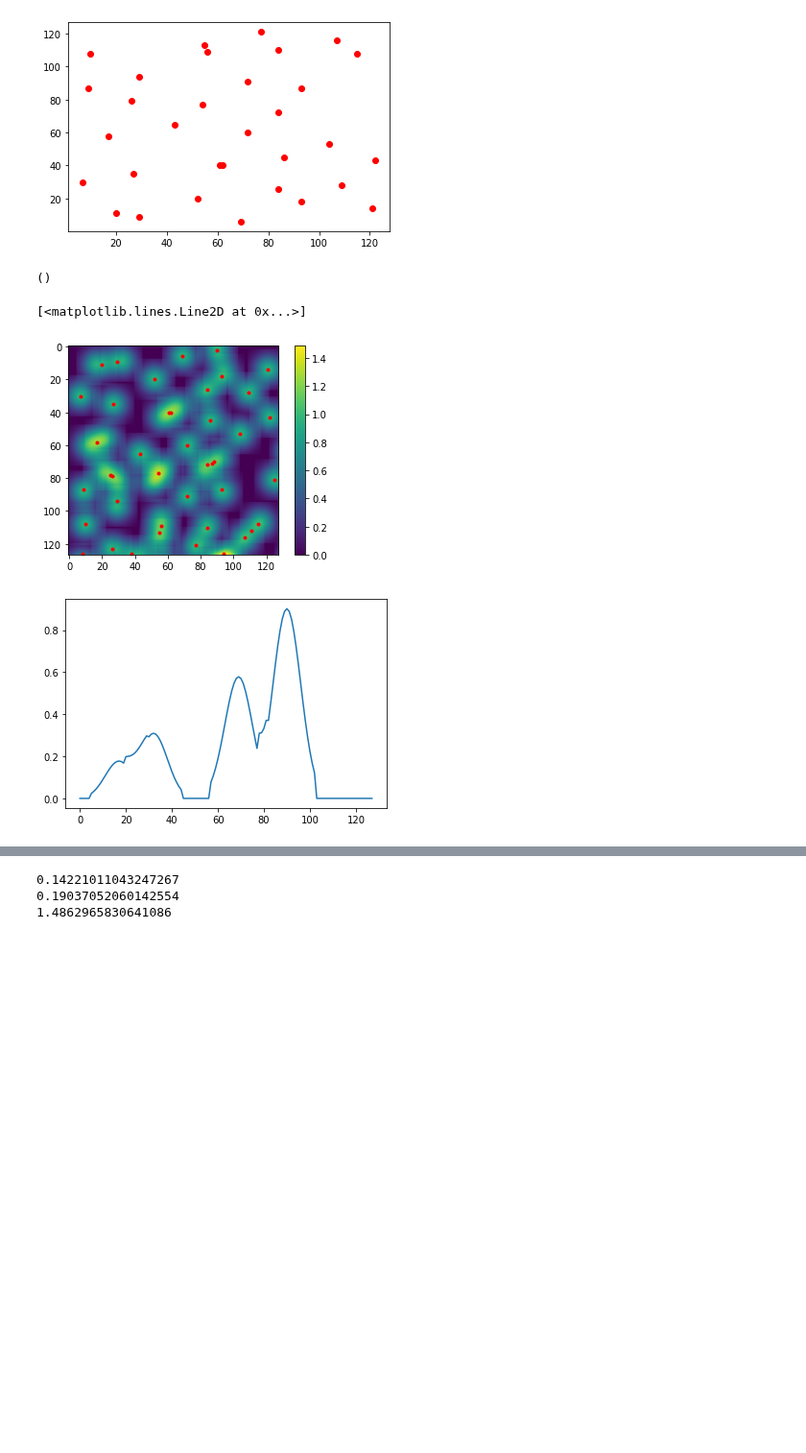
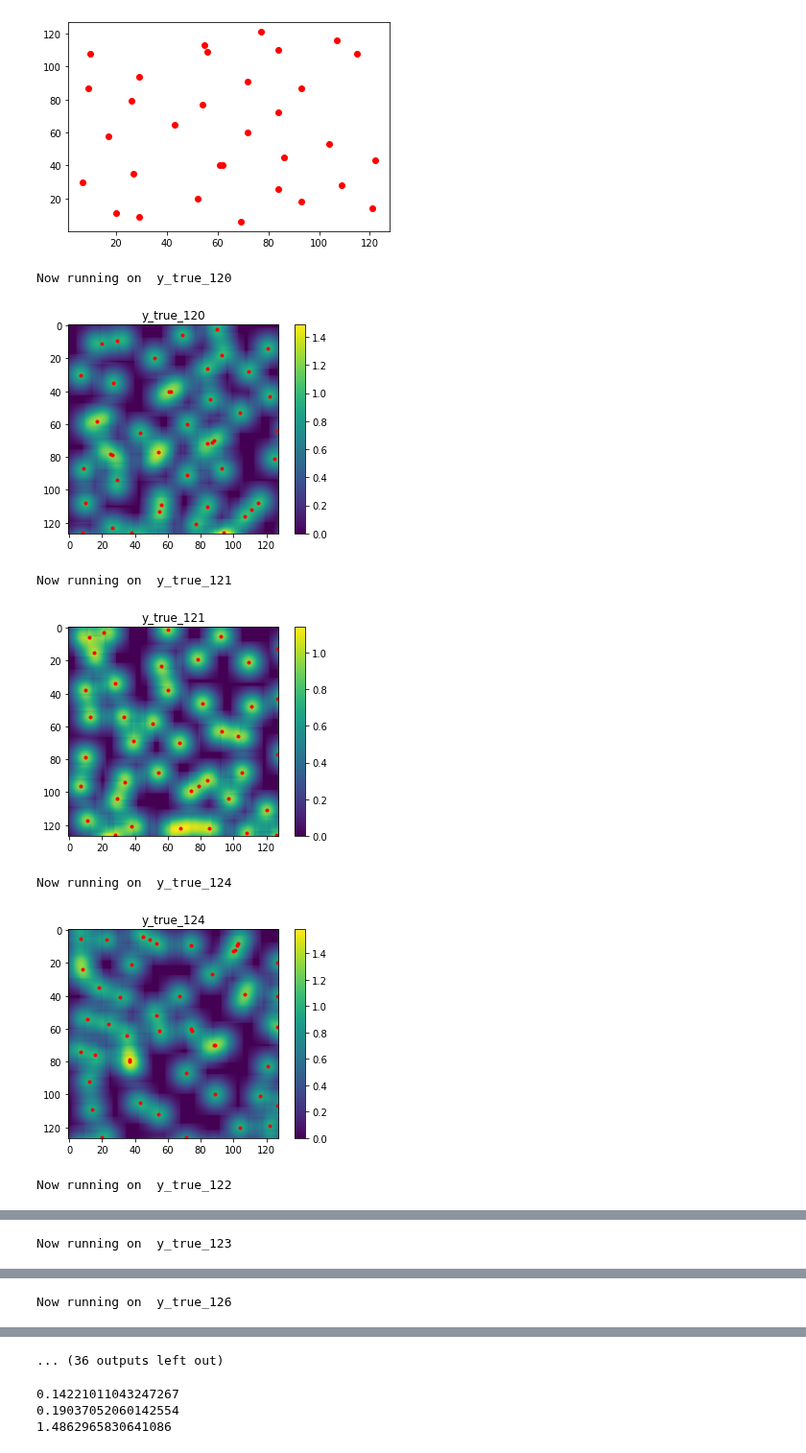
Before and after one commit to mqc25/Cell_count, a Jupyter notebook: DeterminePeaks.ipynb, the cells around one changed output, grey strips where cells are left out. Shown at 96% size. Drawn from its saved outputs; the diff is of its cells as text; code cells hidden in the pictures; blank space fills up the shorter version.

Commit message:
Running over all input filesets. Still just a fixed pixel distance along x,y for peak finding, for now.

```diff
--- a/DeterminePeaks.ipynb
+++ b/DeterminePeaks.ipynb
@@ -211,42 +211,49 @@ def get_cross(data_in, row, col,dlength):
 
     return row_data,col_data
 # %%
-data = np.asmatrix(csv_data['y_true_120'])
+for fname in csv_data.keys():
+    print('Now running on ',fname)
+    data = np.asmatrix(csv_data[fname])
+    nr,nc = np.shape(data)
+#data = np.asmatrix(csv_data['y_true_120'])
+    peak_points ={}
+    for row in range(0,nr):
+        peak_points[row]=[]
+        for col in range(0,nc):
+            if (row >= 0) and (col >=0):
+                rdata,cdata = get_cross(data,row,col, 5)
+                if (data[row,col] >= np.max(rdata)) and (data[row,col] >= np.max(cdata)) :
+                    #remove any points hovering around background values
+                    if (data[row,col] > (np.max(data)*0.2)):
+                        peak_points[row].append(col)
+                else:
+                    continue
 
+    #print(np.shape(peak_points))
 
-peak_points ={}
-for row in range(0,127):
-    peak_points[row]=[]
-    for col in range(0,127):
-        if (row >= 0) and (col >=0):
-            rdata,cdata = get_cross(data,row,col, 5)
-            if (data[row,col] >= np.max(rdata)) and (data[row,col] >= np.max(cdata)) :
-                #remove any points hovering around background values
-                if (data[row,col] > (np.max(data)*0.2)):
-                    peak_points[row].append(col)
+    plt.imshow(csv_data[fname])
+    plt.colorbar()
+    for ii in peak_points.keys():
+        for jj in peak_points[ii]:
+            x=jj
+            y=ii
+            if (ii == 0):
+                mark = 'bo'
             else:
-                continue
-
-print(np.shape(peak_points))
-
-plt.imshow(csv_data['y_true_120'])
-plt.colorbar()
-for ii in peak_points.keys():
-    for jj in peak_points[ii]:
-        x=jj
-        y=ii
-        if (ii == 0):
-            mark = 'bo'
-        else:
-            mark = 'r.'
-        plt.plot(x,y,mark)
+                mark = 'r.'
+            plt.plot(x,y,mark)
+            plt.title(fname)
+    plt.show()
 
 
 plt.figure()
 f = np.array(data)
 plt.plot(f[0,:])
 # %% [output]
-()
+Now running on  y_true_120
+[figure, new version]
-[<matplotlib.lines.Line2D at 0x...>]
+Now running on  y_true_121
-[figure, old version]
-[figure, old version]
+[figure, new version]
+Now running on  y_true_124
+[figure, added]
+Now running on  y_true_122
@@ -252,0 +261 @@ plt.plot(f[0,:])
+Now running on  y_true_123
@@ -252,0 +263 @@ plt.plot(f[0,:])
+Now running on  y_true_126
@@ -253,3 +265,4 @@ plt.plot(f[0,:])
+... (36 outputs left out)
 # %%
 print(np.max(rdata))
 print(np.max(cdata))
```
Also changed, not shown: parts of 1 cell of this notebook.
